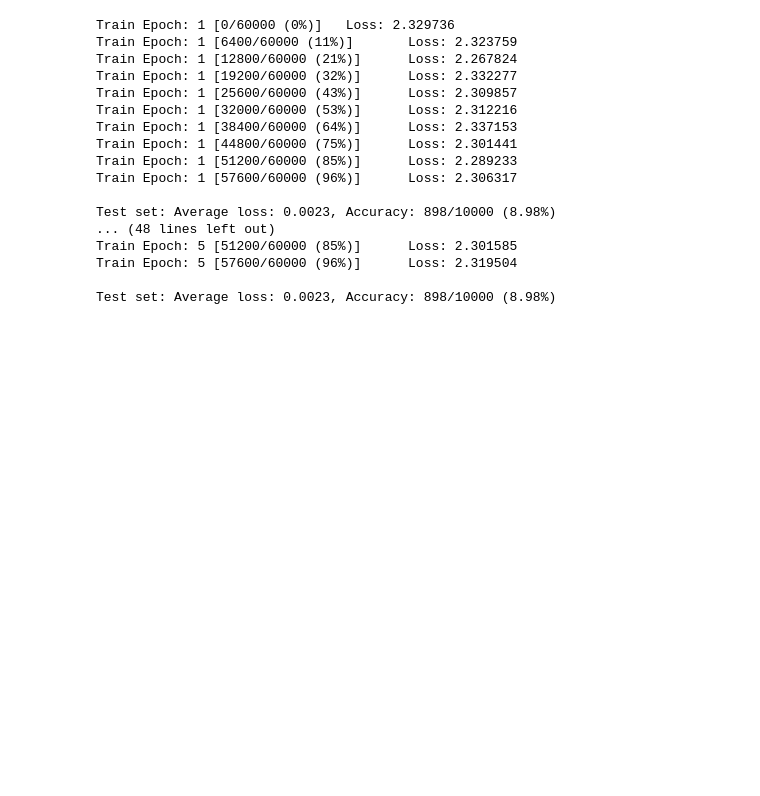
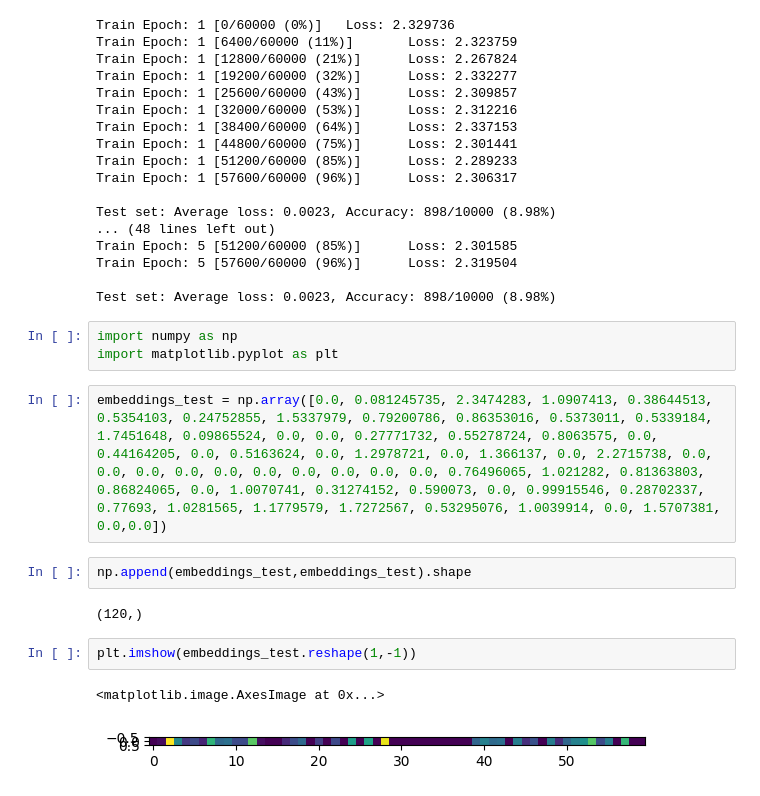
Before and after one commit to m3-learning/DataFed_TorchFlow, a Jupyter notebook: examples/PytorchModelLogger.ipynb, the cells around one changed output. Saved outputs shown, nothing was run; the diff lists cells and outputs as text; blank space fills up the shorter version.

```diff
--- a/examples/PytorchModelLogger.ipynb
+++ b/examples/PytorchModelLogger.ipynb
@@ -238,3 +238,17 @@ Train Epoch: 5 [51200/60000 (85%)]      Loss: 2.301585
 Train Epoch: 5 [57600/60000 (96%)]      Loss: 2.319504
 
 Test set: Average loss: 0.0023, Accuracy: 898/10000 (8.98%)
+# %%
+import numpy as np
+import matplotlib.pyplot as plt
+# %%
+embeddings_test = np.array([0.0, 0.081245735, 2.3474283, 1.0907413, 0.38644513, 0.5354103, 0.24752855, 1.5337979, 0.79200786, 0.86353016, 0.5373011, 0.5339184, 1.7451648, 0.09865524, 0.0, 0.0, 0.27771732, 0.55278724, 0.8063575, 0.0, 0.44164205, 0.0, 0.5163624, 0.0, 1.2978721, 0.0, 1.366137, 0.0, 2.2715738, 0.0, 0.0, 0.0, 0.0, 0.0, 0.0, 0.0, 0.0, 0.0, 0.0, 0.76496065, 1.021282, 0.81363803, 0.86824065, 0.0, 1.0070741, 0.31274152, 0.590073, 0.0, 0.99915546, 0.28702337, 0.77693, 1.0281565, 1.1779579, 1.7272567, 0.53295076, 1.0039914, 0.0, 1.5707381, 0.0,0.0])
+# %%
+np.append(embeddings_test,embeddings_test).shape
+# %% [output]
+(120,)
+# %%
+plt.imshow(embeddings_test.reshape(1,-1))
+# %% [output]
+<matplotlib.image.AxesImage at 0x...>
+[figure, added]
```
Also changed, not shown: parts of 12 cells of this notebook, 3 other files.
